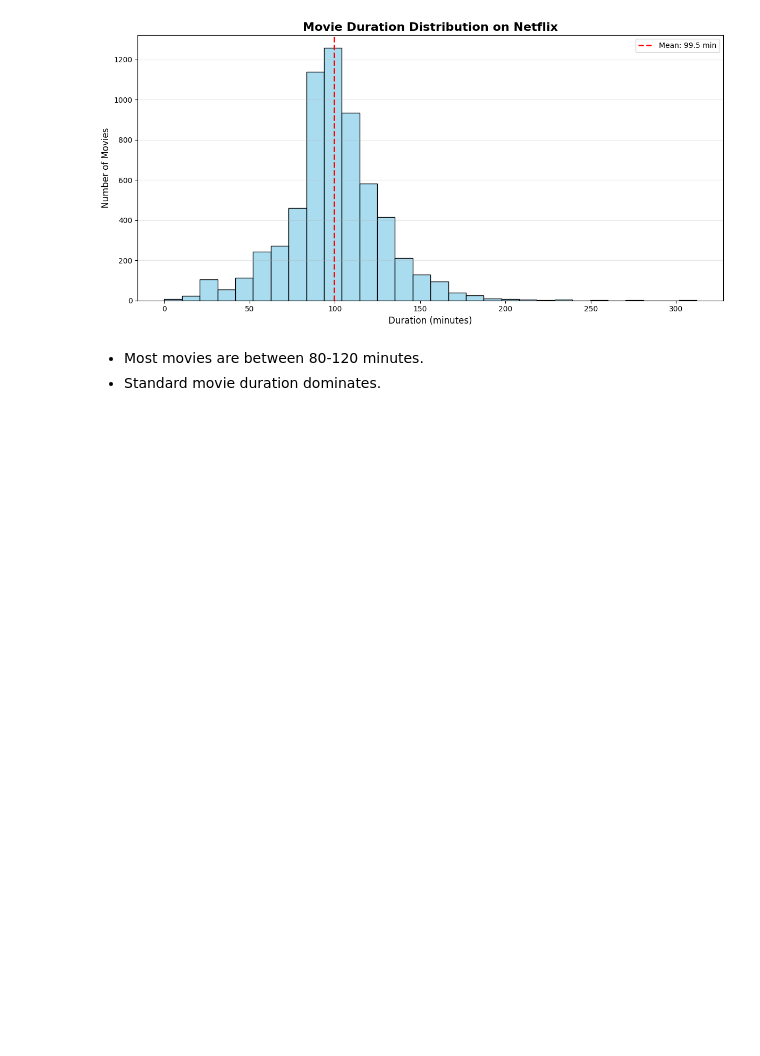
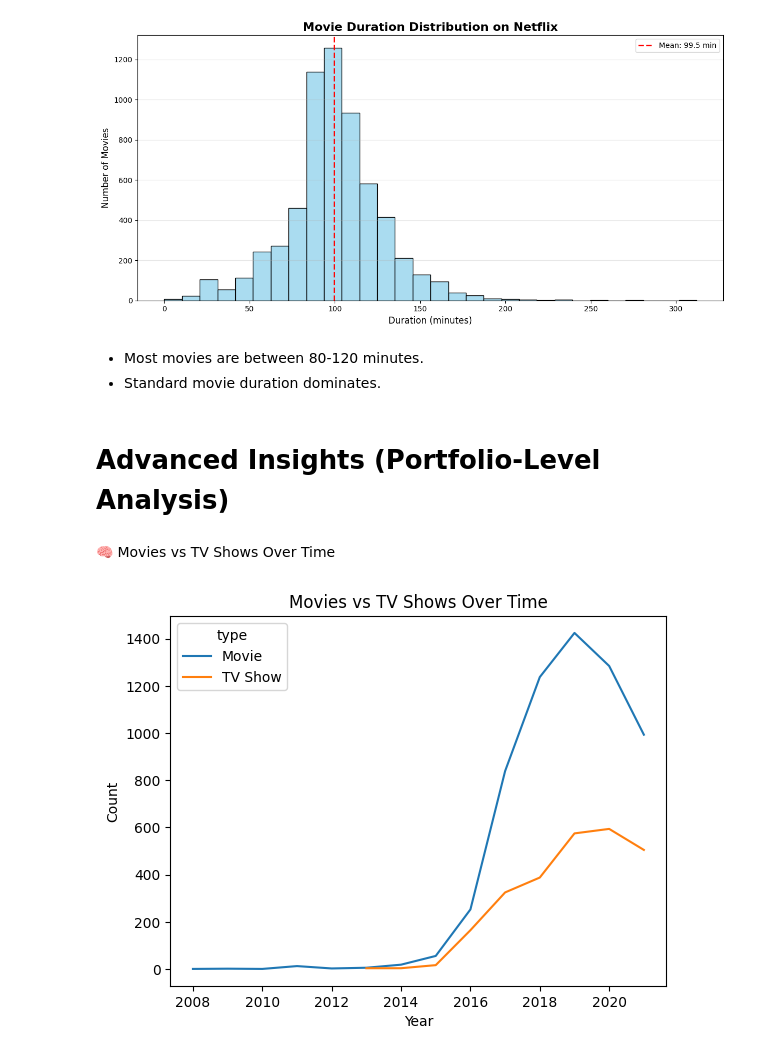
Before and after one commit to Aryan1021/netflix-data-analysis, a Jupyter notebook: notebook/netflix_analysis.ipynb, the cells around one changed output. Cells and saved outputs as stored; diff of their text form; code cells hidden in the pictures; blank space fills up the shorter version.

Commit message:
Added advanced EDA and deeper insights

```diff
--- a/notebook/netflix_analysis.ipynb
+++ b/notebook/netflix_analysis.ipynb
@@ -248,3 +248,16 @@ plt.show()
 # %% [markdown]
 - Most movies are between 80-120 minutes.
 - Standard movie duration dominates.
+# %% [markdown]
+# Advanced Insights (Portfolio-Level Analysis)
+# %% [markdown]
+🧠 Movies vs TV Shows Over Time
+# %%
+content_year = df.groupby(["year_added", "type"]).size().unstack()
+content_year.plot()
+plt.title("Movies vs TV Shows Over Time")
+plt.xlabel("Year")
+plt.ylabel("Count")
+plt.show()
+# %% [output]
+[figure, added]
```
Also changed, not shown: parts of 13 cells of this notebook.
